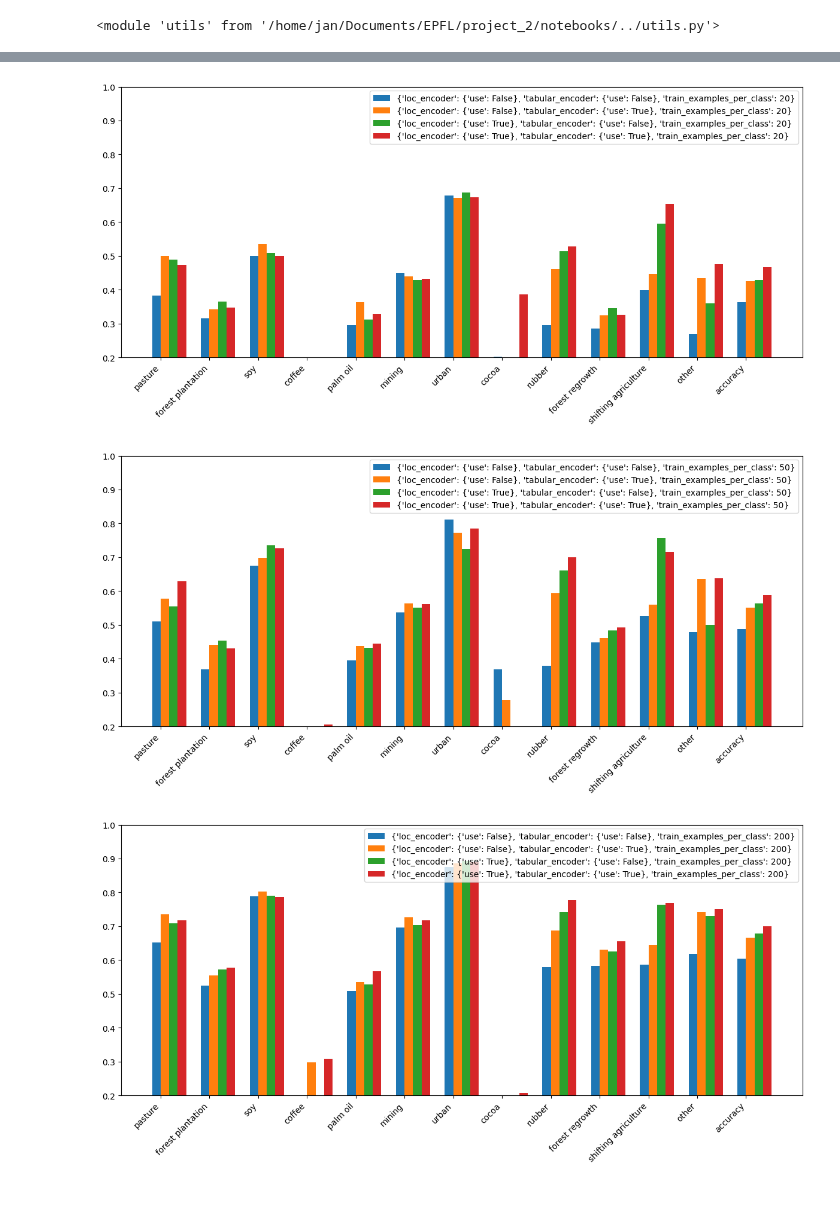
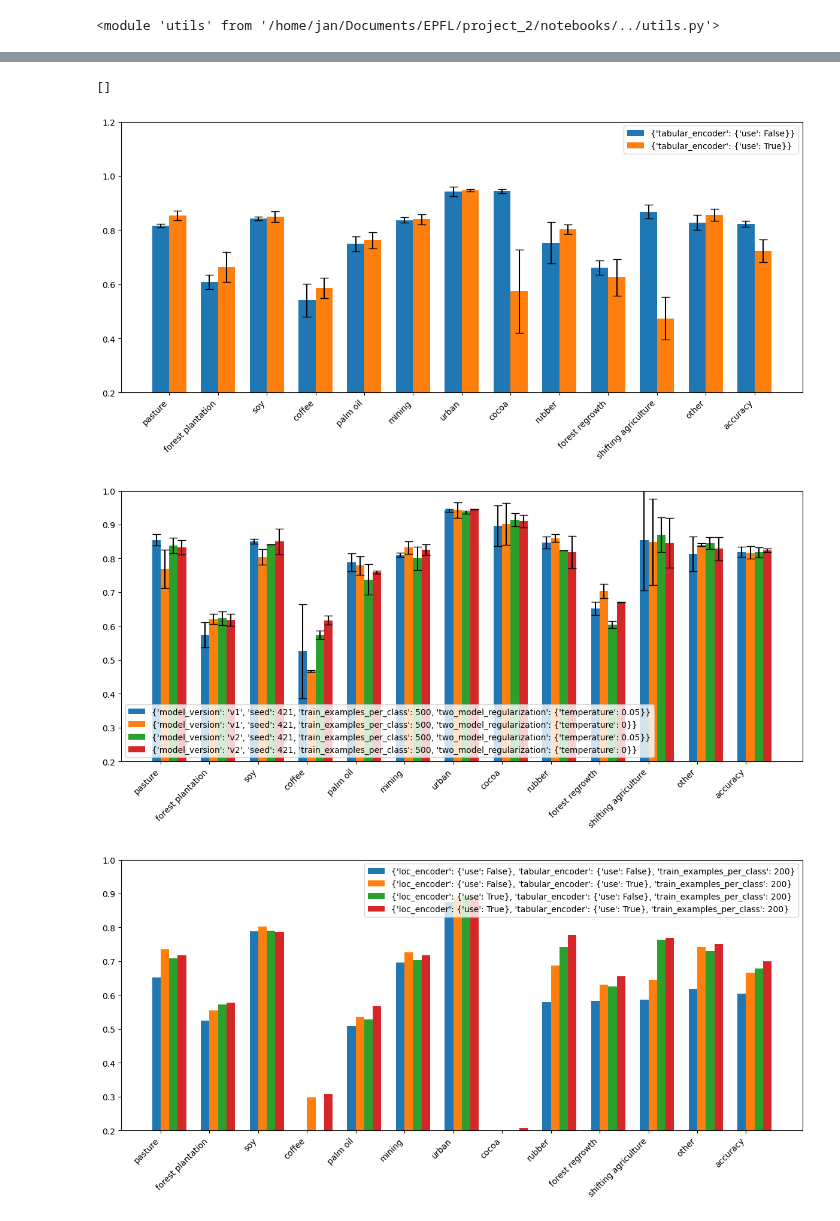
Before and after one commit to janpisl/location-encoding, a Jupyter notebook: notebooks/wandb-eval-on-test.ipynb, the cells around one changed output, grey strips where cells are left out. Cells and saved outputs as stored; diff of their text form; code cells hidden in the pictures.

```diff
--- a/notebooks/wandb-eval-on-test.ipynb
+++ b/notebooks/wandb-eval-on-test.ipynb
@@ -117,12 +118,16 @@ If I get 0 models returned, I need to
 device = 'cuda' if torch.cuda.is_available() else 'cpu'
 n_classes = 12
 # %%
+CHECKPOINT_TYPE = 'last'
+
 for model_dict in tqdm.tqdm(models):
 
-    metrics, preds = utils.load_model_and_predict(model_dict, n_classes, device, 'test')
+    metrics, preds = utils.load_model_and_predict(model_dict, n_classes, device, 'val', CHECKPOINT_TYPE)
     model_dict['predictions'] = preds
     model_dict['metrics'] = metrics
 
     #This is just to get rid of wandb objects that are un-picklable wtf
     model_dict['summary'] = dict(model_dict['summary'])
     model_dict['summary']['_wandb'] = dict(model_dict['summary']['_wandb'])
+    model_dict['summary']['val conf matrix'] = None
+    model_dict['summary']['train conf matrix'] = None
@@ -233,6 +218,6 @@ from pprint import pformat
 # %%
 #This I need to do in case there is only 1 seed
-hyperparams_values['seed'] = [420]
+#hyperparams_values['seed'] = [420]
 # %%
 
 performance_per_configuration = {}
@@ -240,8 +225,8 @@ performance_per_configuration = {}
 for combo in combinations:
 
     metrics_per_random_seed = []
-
     combo_str = ' '.join(pformat(combo, width=1).split())
+    print(combo_str)
 
     #Compute metrics per each random seed separately
     for seed in hyperparams_values['seed']:
@@ -249,11 +234,11 @@ for combo in combinations:
 
         #Get all models that have the configuration setup
         model_with_this_config = get_models_with_config(models, combo)
-        if not models_with_this_config:
+        if not model_with_this_config:
             continue
 
         assert len(model_with_this_config) == 1, f"there should be 1 model with a config, found {len(model_with_this_config)}"
-
+        model_with_this_config = model_with_this_config[0]
 
         metrics_per_random_seed.append(pd.DataFrame(model_with_this_config['metrics']))
 
@@ -283,3 +268,7 @@ dict_keys(["{'loc_encoder': {'use': False}, 'tabular_encoder': {'use': False}, '
+# %%
+print([key for key in performance_per_configuration.keys() if "'train_examples_per_class'}" in key])
+# %% [output]
+[]
 # %%
 #frozen_img_enc_models = {key:value for key, value in performance_per_configuration.items() if "'freeze_after': 6" in key}
 
@@ -291,8 +282,8 @@ import matplotlib.pyplot as plt
 # %%
-def plot_metrics(metrics):
+def plot_metrics(metrics, metric='accuracy', ylim=(0.2, 1.2) ):
 
     class_names = list(LABEL_MAPPING.keys())
-    class_names.append('accuracy')
+    class_names.append(metric)
     stats = {}
     for model_name, model_stats in metrics.items():
         stats[model_name] = {}
@@ -321,8 +312,8 @@ def plot_metrics(metrics):
     # Set labels, title, and legend
     #ax.set_xlabel('Class')
     #ax.set_ylabel('Score')
-    plt.ylim(bottom=0.2)
-    plt.ylim(top=1)
+    plt.ylim(bottom=ylim[0])
+    plt.ylim(top=ylim[1])
     ax.set_xticks(index + bar_width / 2)
     ax.set_xticklabels(class_names, rotation=45, ha='right')
     ax.legend()
@@ -331,13 +322,13 @@ def plot_metrics(metrics):
     plt.tight_layout()
     plt.show()
 # %%
-plot_metrics(models_20_per_class)
+plot_metrics(performance_per_configuration)
 # %% [output]
-[figure, old version]
+[figure, new version]
 # %%
-plot_metrics(models_50_per_class)
+plot_metrics(models_500_per_class)
 # %% [output]
-[figure, old version]
+[figure, new version]
 # %%
 plot_metrics(models_200_per_class)
 # %% [output]
```
Also changed, not shown: parts of 30 cells of this notebook, 9 other files.
